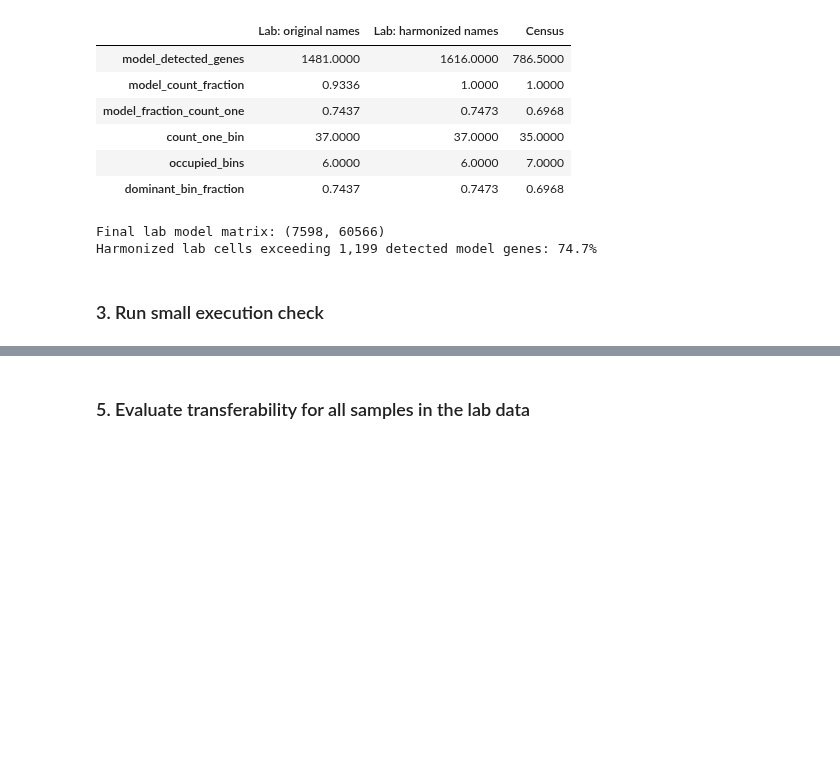
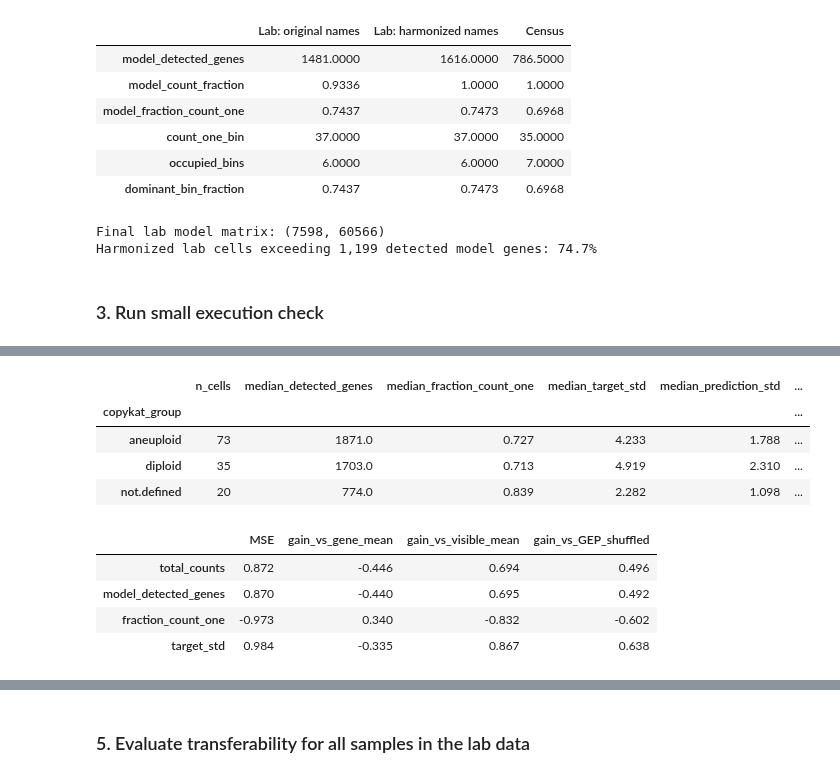
Before and after one commit to AkashPrasad2/scgpt-cna, a Jupyter notebook: notebooks/03-revised-expression-prediction.ipynb, the cells around one changed output, grey strips where cells are left out. Drawn from its saved outputs; the diff is of its cells as text; code cells hidden in the pictures; blank space fills up the shorter version.

```diff
--- a/notebooks/03-revised-expression-prediction.ipynb
+++ b/notebooks/03-revised-expression-prediction.ipynb
@@ -729,0 +1222,79 @@ Harmonized lab cells exceeding 1,199 detected model genes: 74.7%
+# %%
+# One row per evaluation cell, using GEP for this first diagnostic.
+diagnostics = (
+    lab_evaluation_metrics
+    .loc[lab_evaluation_metrics["method"].eq("GEP")]
+    .set_index("cell_index")
+    .copy()
+)
+
+mse_by_method = lab_evaluation_metrics.pivot(
+    index="cell_index", columns="method", values="MSE"
+)
+
+for baseline in ["gene_mean", "visible_mean", "GEP_shuffled"]:
+    diagnostics[f"gain_vs_{baseline}"] = (
+        mse_by_method[baseline] - mse_by_method["GEP"]
+    )
+
+# Match the previously calculated QC measurements by barcode.
+qc = lab_profile_harmonized.reindex(diagnostics["barcode"].tolist())
+assert qc["model_fraction_count_one"].notna().all()
+
+diagnostics["fraction_count_one"] = (
+    qc["model_fraction_count_one"].to_numpy()
+)
+diagnostics["occupied_bins"] = qc["occupied_bins"].to_numpy()
+diagnostics["target_variance"] = diagnostics["target_std"] ** 2
+
+# Separate overall level error from errors in gene-to-gene variation.
+diagnostics["squared_mean_bias"] = (
+    diagnostics["prediction_mean"] - diagnostics["target_mean"]
+) ** 2
+diagnostics["centered_MSE"] = (
+    diagnostics["MSE"] - diagnostics["squared_mean_bias"]
+)
+
+display(
+    diagnostics.groupby("copykat_group").agg(
+        n_cells=("barcode", "size"),
+        median_detected_genes=("model_detected_genes", "median"),
+        median_fraction_count_one=("fraction_count_one", "median"),
+        median_target_std=("target_std", "median"),
+        median_prediction_std=("prediction_std", "median"),
+        mean_MSE=("MSE", "mean"),
+        mean_squared_bias=("squared_mean_bias", "mean"),
+        mean_centered_MSE=("centered_MSE", "mean"),
+        mean_gain_vs_gene_mean=("gain_vs_gene_mean", "mean"),
+        mean_gain_vs_visible_mean=("gain_vs_visible_mean", "mean"),
+        mean_context_gain=("gain_vs_GEP_shuffled", "mean"),
+    ).round(3)
+)
+
+# Descriptive rank correlations, not causal effects or significance tests.
+features = [
+    "total_counts", "model_detected_genes",
+    "fraction_count_one", "target_std",
+]
+outcomes = [
+    "MSE", "gain_vs_gene_mean",
+    "gain_vs_visible_mean", "gain_vs_GEP_shuffled",
+]
+
+display(
+    diagnostics[features + outcomes]
+    .corr(method="spearman")
+    .loc[features, outcomes]
+    .round(3)
+)
+# %% [output]
+|  | n_cells | median_detected_genes | median_fraction_count_one | median_target_std | median_prediction_std | ... |
+| copykat_group |  |  |  |  |  | ... |
+| aneuploid | 73 | 1871.0 | 0.727 | 4.233 | 1.788 | ... |
+| diploid | 35 | 1703.0 | 0.713 | 4.919 | 2.310 | ... |
+| not.defined | 20 | 774.0 | 0.839 | 2.282 | 1.098 | ... |
+|  | MSE | gain_vs_gene_mean | gain_vs_visible_mean | gain_vs_GEP_shuffled |
+| total_counts | 0.872 | -0.446 | 0.694 | 0.496 |
+| model_detected_genes | 0.870 | -0.440 | 0.695 | 0.492 |
+| fraction_count_one | -0.973 | 0.340 | -0.832 | -0.602 |
+| target_std | 0.984 | -0.335 | 0.867 | 0.638 |
```
Also changed, not shown: parts of 7 cells of this notebook.
